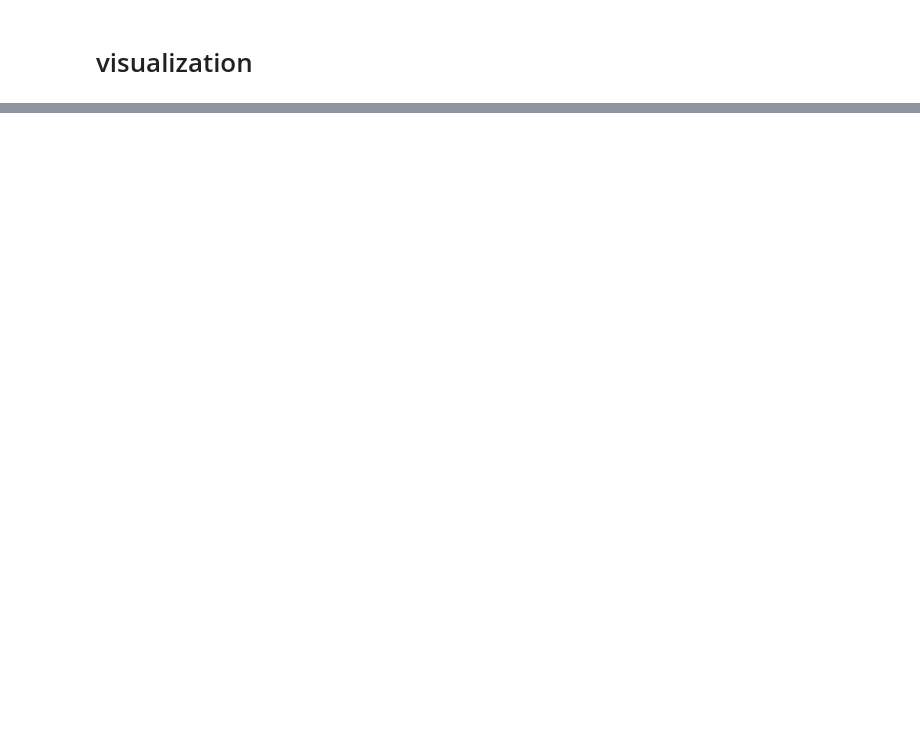
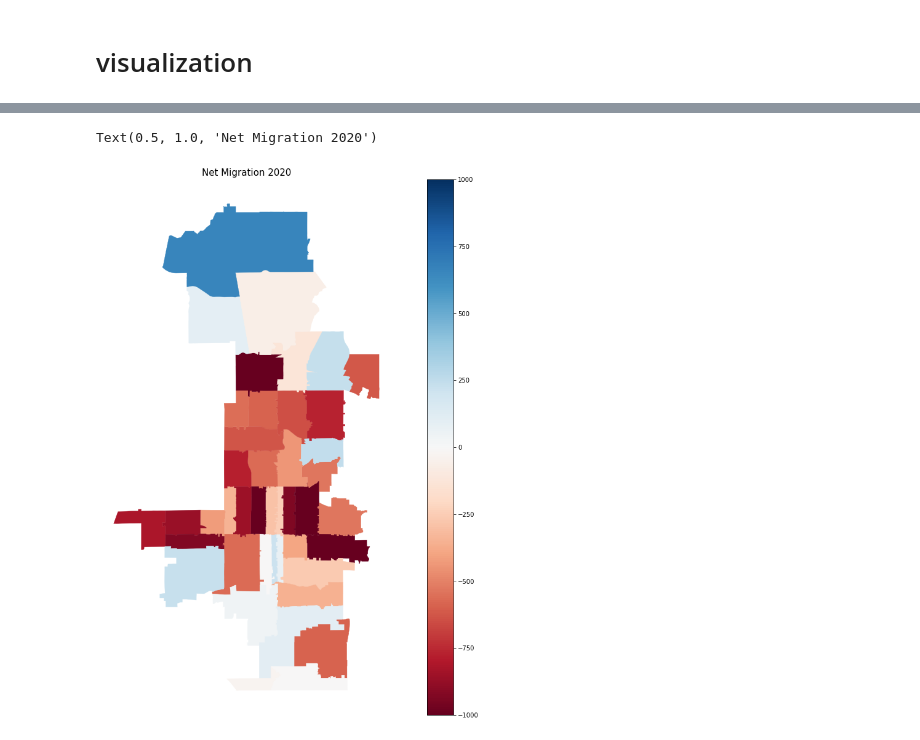
Before and after one commit to daragoldberg/phx, a Jupyter notebook: notebooks/USPS_zip_net_phx.ipynb, the cells around one changed output, grey strips where cells are left out. Drawn from its saved outputs; the diff is of its cells as text; code cells hidden in the pictures; blank space fills up the shorter version.

```diff
--- a/notebooks/USPS_zip_net_phx.ipynb
+++ b/notebooks/USPS_zip_net_phx.ipynb
@@ -127,0 +123,6 @@ ann =
+# %%
+geo = geo[['joinid','geometry']]
+# %%
+netdf = df_map[['zip','year','n_tot']].copy()
+indf = df_map[['zip','year','i_tot']].copy()
+outdf = df_map[['zip','year','o_tot']].copy()
@@ -127,0 +167,4 @@ ann =
+# %%
+netdf = pd.merge(netdf,geo,how='left',left_on='zip',right_on='joinid')
+# %%
+netdf = netdf.dropna().drop(columns=['joinid'])
@@ -127,0 +180,15 @@ ann =
+# %%
+test = netdf[netdf.year=='2022']
+test = GeoDataFrame(test)
+
+fig, ax = plt.subplots(1, figsize = (20,16))
+ax.axis('off')
+divnorm = mpl.colors.TwoSlopeNorm(vmin= -1000, vcenter = 0,vmax = 1000)
+sm = plt.cm.ScalarMappable(cmap='RdBu', norm=divnorm)
+sm.set_array([])
+test.plot(column = 'n_tot', cmap = 'RdBu', edgecolor="face", norm = divnorm, linewidth=0.4, ax = ax)
+fig.colorbar(sm)
+ax.set_title(f'Net Migration 2020', color = 'k',  fontsize = 15)
+# %% [output]
+Text(0.5, 1.0, 'Net Migration 2020')
+[figure, added]
```
Also changed, not shown: parts of 18 cells of this notebook, 13 other files.
